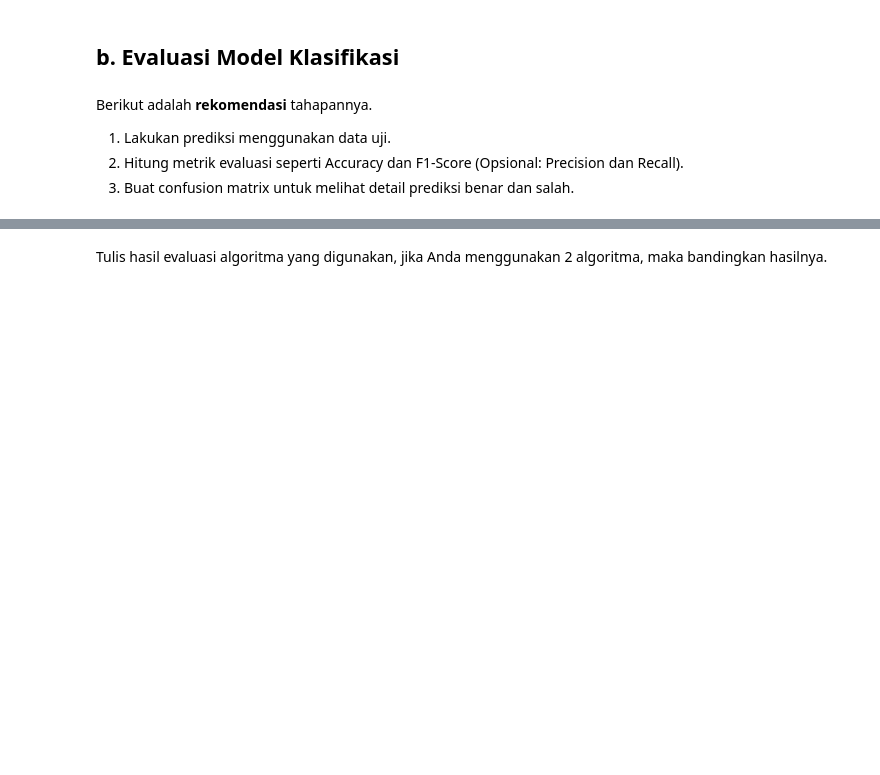
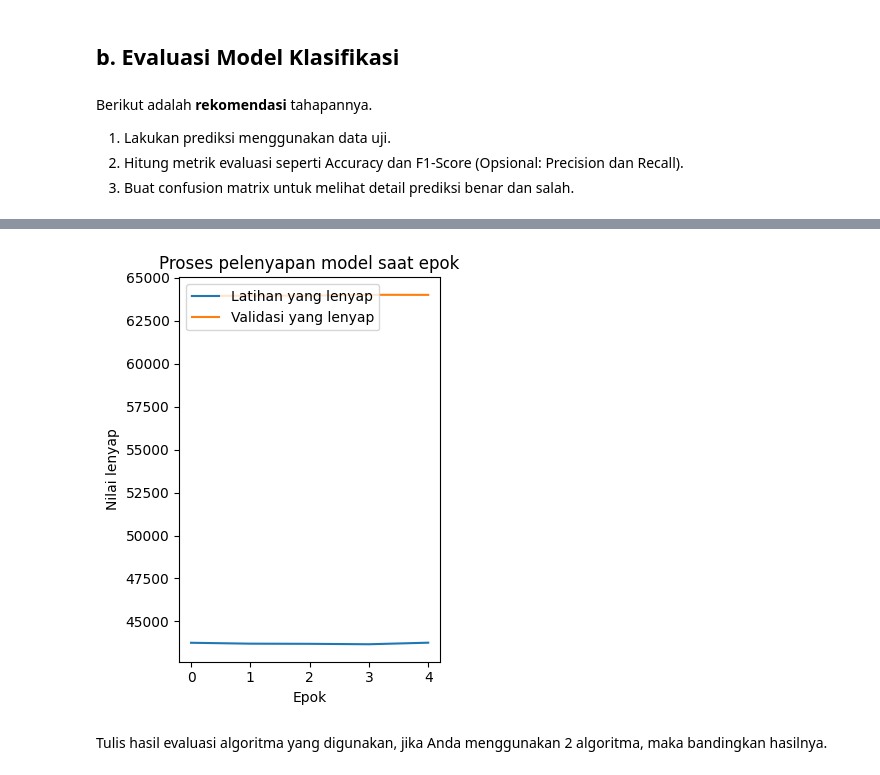
Before and after one commit to DGkurnia/cnkproject, a Jupyter notebook: BMLP_Derfansyah_Guswiranata_Kurnia_AirBNB_clasif.ipynb, the cells around one changed output, grey strips where cells are left out. Saved outputs shown, nothing was run; the diff lists cells and outputs as text; code cells hidden in the pictures; blank space fills up the shorter version.

```diff
--- a/BMLP_Derfansyah_Guswiranata_Kurnia_AirBNB_clasif.ipynb
+++ b/BMLP_Derfansyah_Guswiranata_Kurnia_AirBNB_clasif.ipynb
@@ -209,3 +259,6 @@ Berikut adalah **rekomendasi** tahapannya.
 1. Lakukan prediksi menggunakan data uji.
 2. Hitung metrik evaluasi seperti Accuracy dan F1-Score (Opsional: Precision dan Recall).
 3. Buat confusion matrix untuk melihat detail prediksi benar dan salah.
+# %%
+# Pemanggilan batch dinamis
+dynamic_batch_callback = DynamicBatchSizeCallback()
@@ -212,4 +268,5 @@ Berikut adalah **rekomendasi** tahapannya.
 # %%
 #Tahap eksekusi awal
-modneu.fit(Xtrscal, y_train, epochs=100, batch_size=32, validation_split=0.2, callbacks=[early_stopping, reduce_lr])
-#cek akurasi
+history = modneu.fit(Xtrscal, y_train,epochs=100,
+    batch_size=dynamic_batch_callback.batch_size,validation_split=0.25,
+    callbacks=[early_stopping, reduce_lr, dynamic_batch_callback])
@@ -217,0 +285,4 @@ modneu.fit(Xtrscal, y_train, epochs=100, batch_size=32, validation_split=0.2, ca
+# %%
+#cek lenyap
+train_loss = np.round(history.history['loss'],3) #nilai hilang
+val_loss = np.round(history.history['val_loss'],3) #validasi yang hilang
@@ -218,3 +291,17 @@ modneu.fit(Xtrscal, y_train, epochs=100, batch_size=32, validation_split=0.2, ca
+# %%
+# Cek grafik latihan dan lenyap
+plt.subplot(1, 2, 2)
+plt.plot(train_loss, label='Latihan yang lenyap')
+plt.plot(val_loss, label='Validasi yang lenyap')
+plt.title('Proses pelenyapan model saat epok')
+plt.ylabel('Nilai lenyap')
+plt.xlabel('Epok')
+plt.legend(loc='upper left')
+
+plt.tight_layout()
+plt.show()
+# %% [output]
+[figure, added]
 # %% [markdown]
 Tulis hasil evaluasi algoritma yang digunakan, jika Anda menggunakan 2 algoritma, maka bandingkan hasilnya.
 # %% [markdown]
```
Also changed, not shown: parts of 8 cells of this notebook.
